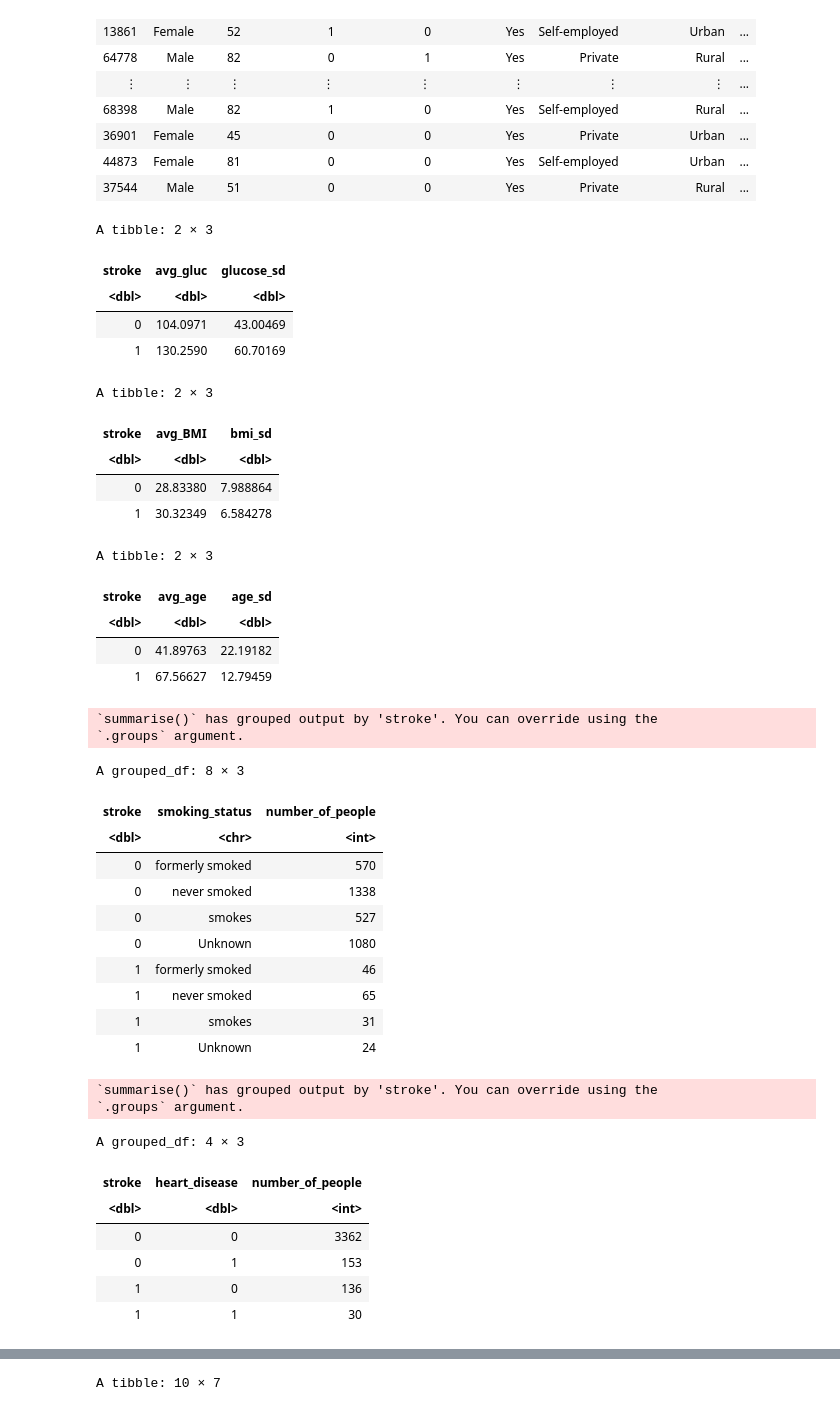
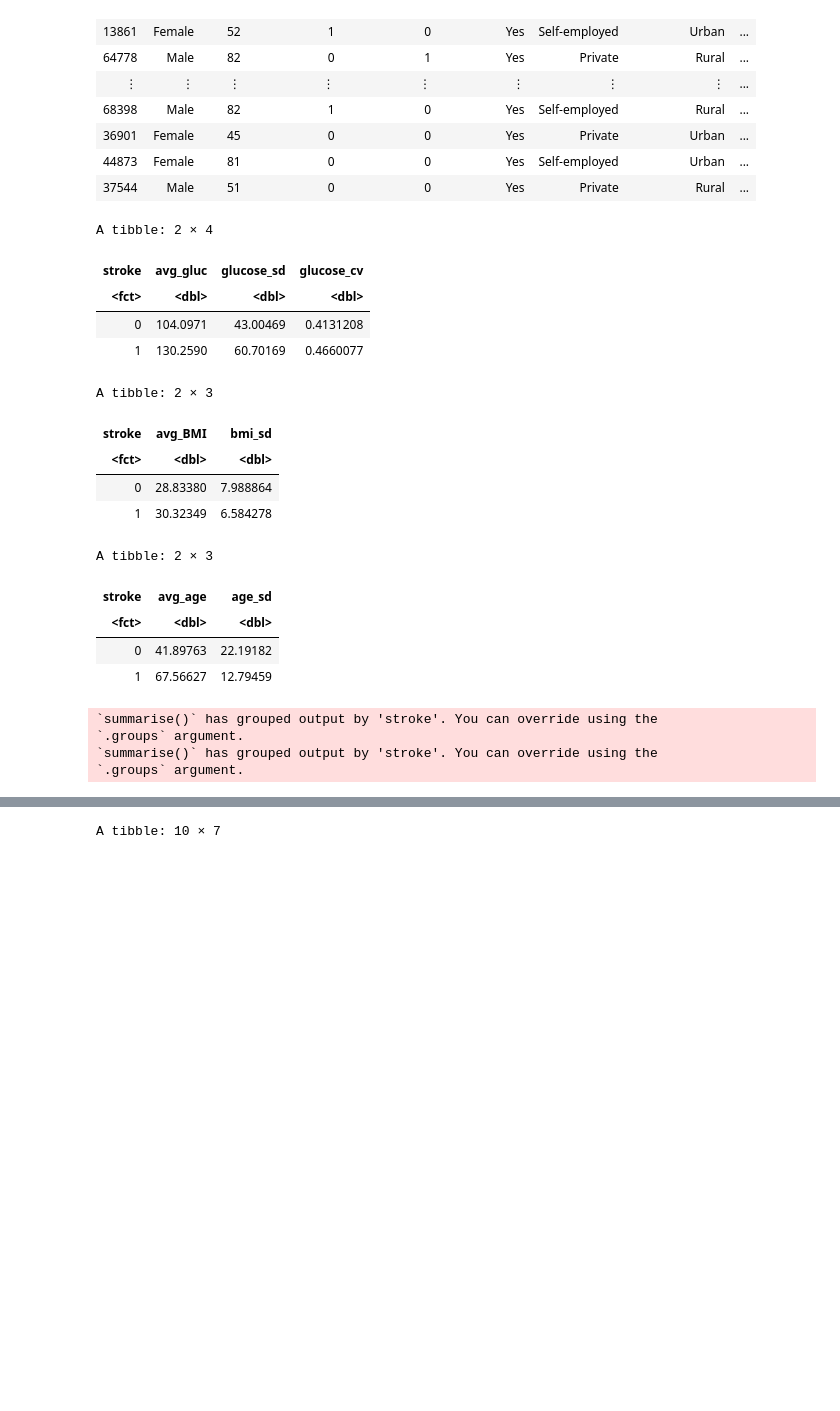
Before and after one commit to ersq/Group-42-Group-Project, a Jupyter notebook: Final Report.ipynb, the cells around one changed output, grey strips where cells are left out. Saved outputs shown, nothing was run; the diff lists cells and outputs as text; code cells hidden in the pictures; blank space fills up the shorter version.

```diff
--- a/Final Report.ipynb
+++ b/Final Report.ipynb
@@ -102,70 +84,53 @@ A tibble: 1228 × 12
 # %%
 #ensures reproducibility
 set.seed(1234)
 
 # the average glucose level of stroke/no stroke
-stroke_train |>
-group_by(stroke) |>
-summarize(avg_gluc = mean(avg_glucose_level), glucose_sd = sd(avg_glucose_level))
+average_glucose <- stroke_train |>
+    group_by(stroke) |>
+    summarize(avg_gluc = mean(avg_glucose_level), glucose_sd = sd(avg_glucose_level), glucose_cv = glucose_sd / avg_gluc)
+average_glucose
 
 # the average bmi of stroke/no stroke
-stroke_train |>
-group_by(stroke) |>
-summarize(avg_BMI = mean(bmi), bmi_sd = sd(bmi))
+average_bmi <- stroke_train |>
+    group_by(stroke) |>
+    summarize(avg_BMI = mean(bmi), bmi_sd = sd(bmi))
+average_bmi
 
 # the average age of stroke/no stroke
-
-stroke_train |>
-group_by(stroke) |>
-summarize(avg_age = mean(age), age_sd = sd(age))
+average_age <- stroke_train |>
+    group_by(stroke) |>
+    summarize(avg_age = mean(age), age_sd = sd(age))
+average_age
 
 # the number of people for each smoking status of stroke/no stroke
-stroke_train |>
-group_by(stroke, smoking_status) |>
-summarize(number_of_people = n())
-    #will not use smoking_status as a predictor variable; summarized statistics seem to contradict common sense
-
+smoking_num <- stroke_train |>
+    group_by(stroke, smoking_status) |>
+    summarize(number_of_people = n())
+    # will not use smoking_status as a predictor variable; summarized statistics seem to contradict common sense
 
 # the number of people with/without heart disease
-stroke_train |>
-group_by(stroke, heart_disease) |>
-summarize(number_of_people = n())
-    #will not use heart_disease as a predictor variable; summarized statistics seem to contradict common sense
+heart_disease_num <- stroke_train |>
+    group_by(stroke, heart_disease) |>
+    summarize(number_of_people = n())
+    # will not use heart_disease as a predictor variable; summarized statistics seem to contradict common sense
 # %% [output]
-A tibble: 2 × 3
+A tibble: 2 × 4
-| stroke | avg_gluc | glucose_sd |
-| <dbl> | <dbl> | <dbl> |
-| 0 | 104.0971 | 43.00469 |
-| 1 | 130.2590 | 60.70169 |
+| stroke | avg_gluc | glucose_sd | glucose_cv |
+| <fct> | <dbl> | <dbl> | <dbl> |
+| 0 | 104.0971 | 43.00469 | 0.4131208 |
+| 1 | 130.2590 | 60.70169 | 0.4660077 |
 A tibble: 2 × 3
 | stroke | avg_BMI | bmi_sd |
-| <dbl> | <dbl> | <dbl> |
+| <fct> | <dbl> | <dbl> |
 | 0 | 28.83380 | 7.988864 |
 | 1 | 30.32349 | 6.584278 |
 A tibble: 2 × 3
 | stroke | avg_age | age_sd |
-| <dbl> | <dbl> | <dbl> |
+| <fct> | <dbl> | <dbl> |
 | 0 | 41.89763 | 22.19182 |
 | 1 | 67.56627 | 12.79459 |
 `summarise()` has grouped output by 'stroke'. You can override using the
 `.groups` argument.
+`summarise()` has grouped output by 'stroke'. You can override using the
+`.groups` argument.
-A grouped_df: 8 × 3
-| stroke | smoking_status | number_of_people |
-| <dbl> | <chr> | <int> |
-| 0 | formerly smoked | 570 |
-| 0 | never smoked | 1338 |
-| 0 | smokes | 527 |
-| 0 | Unknown | 1080 |
-| 1 | formerly smoked | 46 |
-| 1 | never smoked | 65 |
-| 1 | smokes | 31 |
-| 1 | Unknown | 24 |
-`summarise()` has grouped output by 'stroke'. You can override using the
-`.groups` argument.
-A grouped_df: 4 × 3
-| stroke | heart_disease | number_of_people |
-| <dbl> | <dbl> | <int> |
-| 0 | 0 | 3362 |
-| 0 | 1 | 153 |
-| 1 | 0 | 136 |
-| 1 | 1 | 30 |
```
Also changed, not shown: parts of 4 cells of this notebook.
